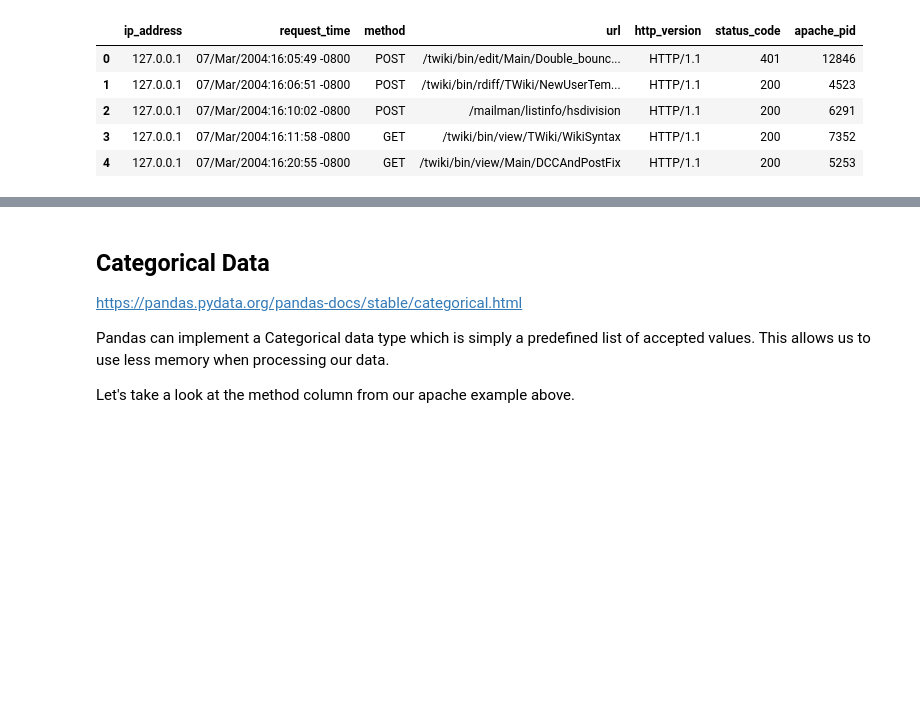
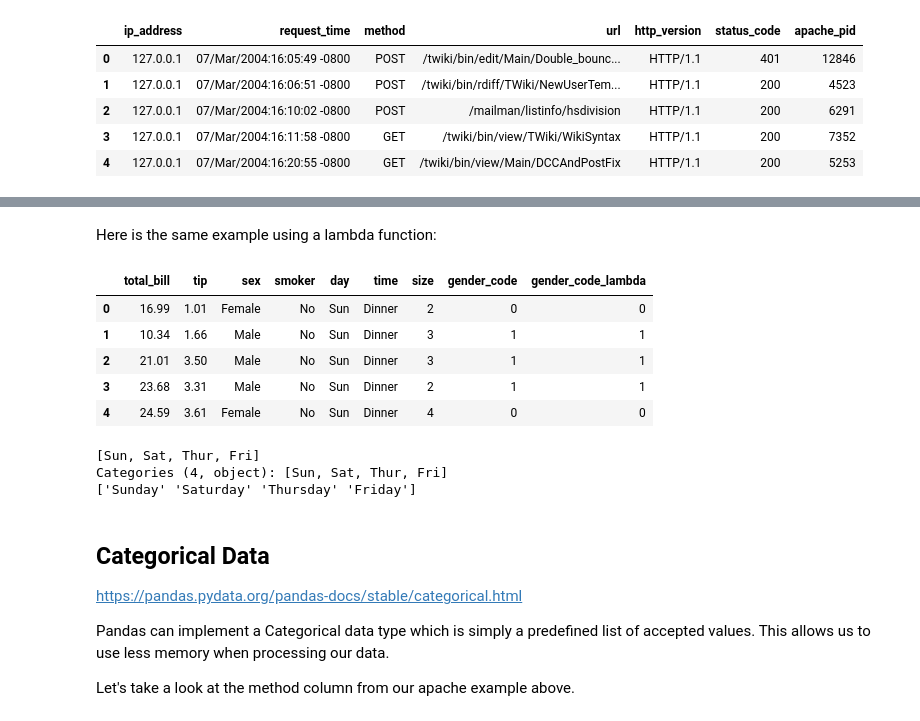
Before and after one commit to PyDataFortWayne/EdaDataCleaningPresentation, a Jupyter notebook: EDA and Cleaning Data.ipynb, the cells around one changed output, grey strips where cells are left out. Drawn from its saved outputs; the diff is of its cells as text; code cells hidden in the pictures; blank space fills up the shorter version.

```diff
--- a/EDA and Cleaning Data.ipynb
+++ b/EDA and Cleaning Data.ipynb
@@ -283,0 +292,12 @@ df_extracted.head()
+# %%
+tips = sns.load_dataset('tips')
+
+def get_gender_code(gender_value):
+    if gender_value == 'Male':
+        return 1
+    else:
+        return 0
+
+
+tips['gender_code'] = tips['sex'].apply(get_gender_code)
+tips.head()
@@ -284,3 +311,24 @@ df_extracted.head()
+# %% [markdown]
+Here is the same example using a lambda function:
+# %%
+tips['gender_code_lambda'] = tips['sex'].apply(lambda x: 1 if x=='Male' else 0)
+tips.head()
+# %% [output]
+|  | total_bill | tip | sex | smoker | day | time | size | gender_code | gender_code_lambda |
+| 0 | 16.99 | 1.01 | Female | No | Sun | Dinner | 2 | 0 | 0 |
+| 1 | 10.34 | 1.66 | Male | No | Sun | Dinner | 3 | 1 | 1 |
+| 2 | 21.01 | 3.50 | Male | No | Sun | Dinner | 3 | 1 | 1 |
+| 3 | 23.68 | 3.31 | Male | No | Sun | Dinner | 2 | 1 | 1 |
+| 4 | 24.59 | 3.61 | Female | No | Sun | Dinner | 4 | 0 | 0 |
+# %%
+days = {'Thur':'Thursday','Fri':'Friday','Sat':'Saturday','Sun':'Sunday'}
+tips['day_name'] = tips['day'].map(days)
+print(tips['day'].unique())
+print(tips['day_name'].unique())
+# %% [output]
+[Sun, Sat, Thur, Fri]
+Categories (4, object): [Sun, Sat, Thur, Fri]
+['Sunday' 'Saturday' 'Thursday' 'Friday']
 # %% [markdown]
 ## Categorical Data
 https://pandas.pydata.org/pandas-docs/stable/categorical.html
```
Also changed, not shown: parts of 29 cells of this notebook.
